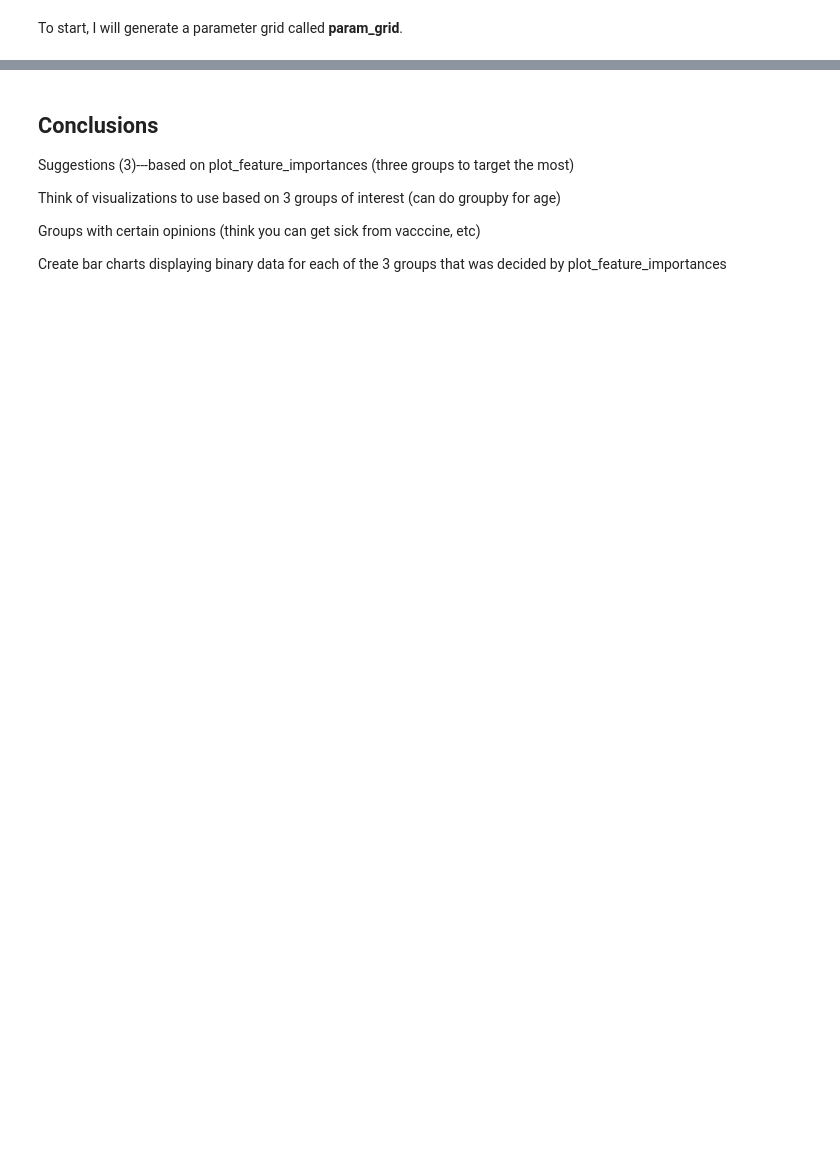
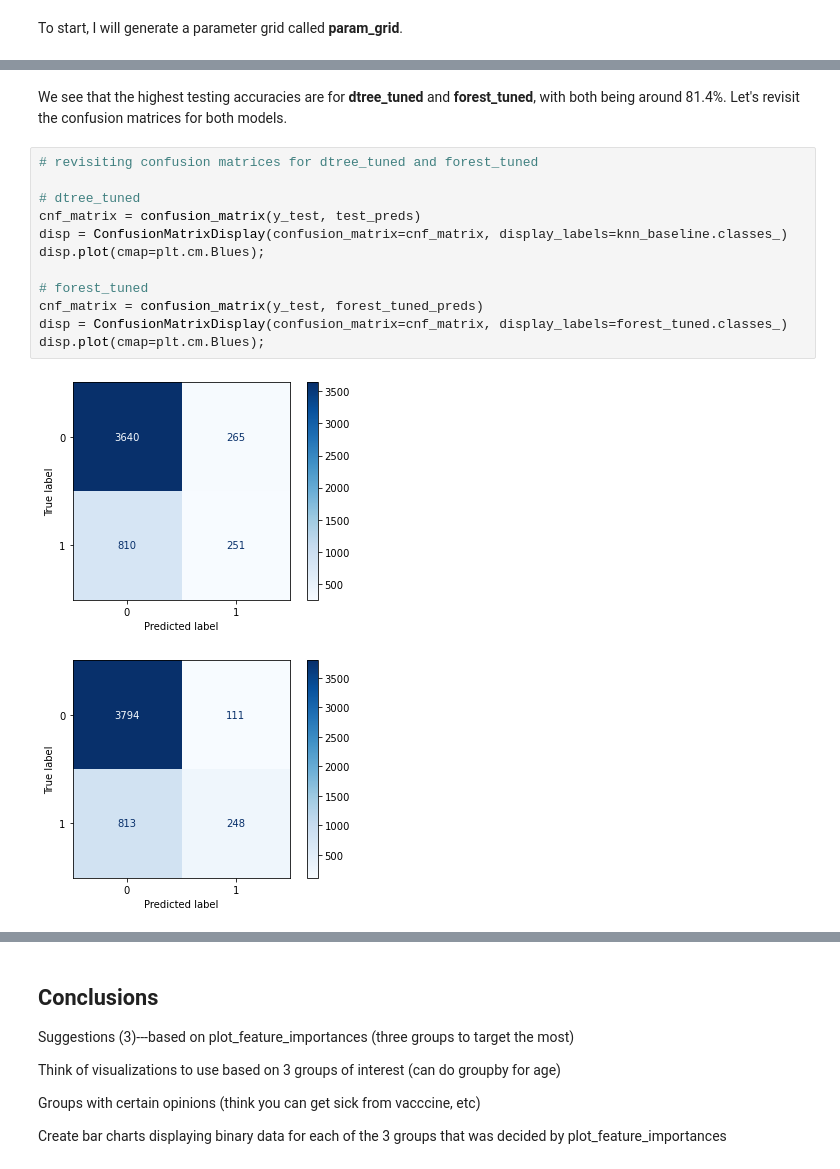
Before and after one commit to jbenedito99/Flatiron-Phase-3-Project, a Jupyter notebook: notebook-checkpoint.ipynb, the cells around one changed output, grey strips where cells are left out. Drawn from its saved outputs; the diff is of its cells as text; blank space fills up the shorter version.

```diff
--- a/notebook-checkpoint.ipynb
+++ b/notebook-checkpoint.ipynb
@@ -738,0 +787,17 @@ From the bar graph, we see that the most important features in our classifer are
+# %% [markdown]
+We see that the highest testing accuracies are for <b>dtree_tuned</b> and <b>forest_tuned</b>, with both being around 81.4%. Let's revisit the confusion matrices for both models.
+# %%
+# revisiting confusion matrices for dtree_tuned and forest_tuned
+
+# dtree_tuned
+cnf_matrix = confusion_matrix(y_test, test_preds)
+disp = ConfusionMatrixDisplay(confusion_matrix=cnf_matrix, display_labels=knn_baseline.classes_)
+disp.plot(cmap=plt.cm.Blues);
+
+# forest_tuned
+cnf_matrix = confusion_matrix(y_test, forest_tuned_preds)
+disp = ConfusionMatrixDisplay(confusion_matrix=cnf_matrix, display_labels=forest_tuned.classes_)
+disp.plot(cmap=plt.cm.Blues);
+# %% [output]
+[figure, added]
+[figure, added]
```
Also changed, not shown: parts of 28 cells of this notebook.
